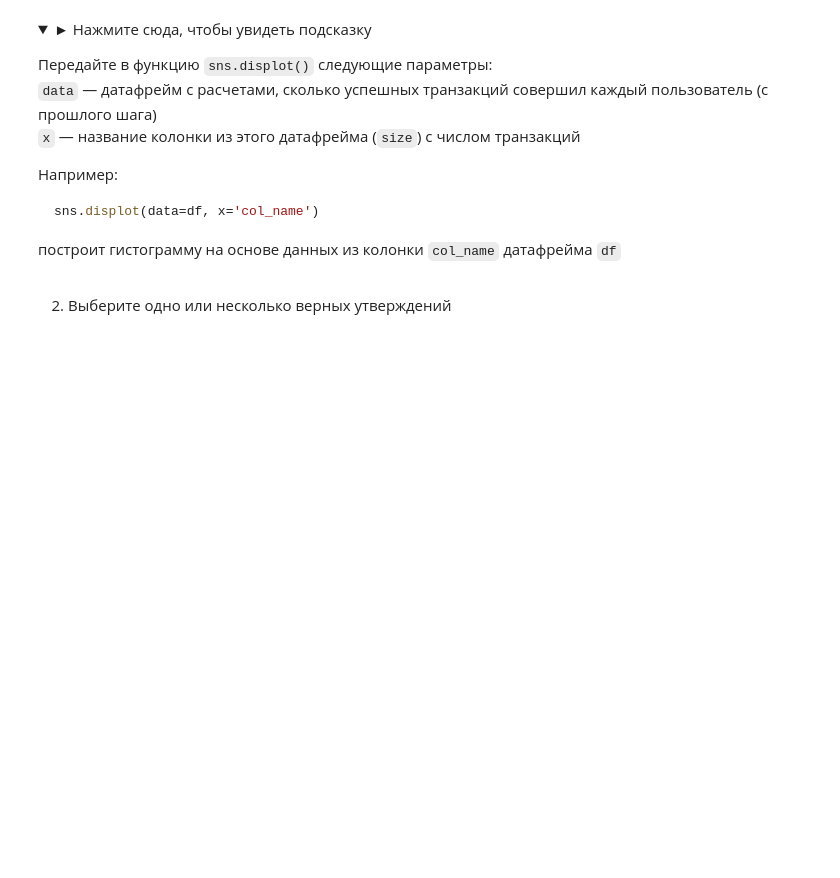
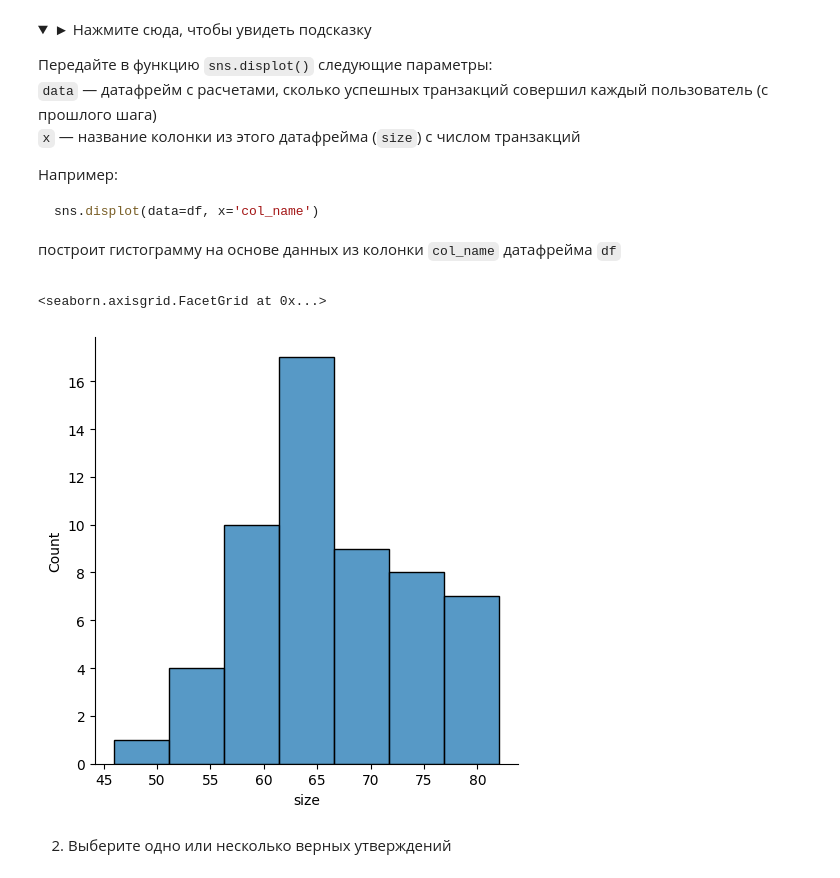
Before and after one commit to m-amirov/karpov.courses, a Jupyter notebook: notebooks/6_solving_product_problems_Homework.ipynb, the cells around one changed output. Cells and saved outputs as stored; diff of their text form; code cells hidden in the pictures; folded sections open; blank space fills up the shorter version.

```diff
--- a/notebooks/6_solving_product_problems_Homework.ipynb
+++ b/notebooks/6_solving_product_problems_Homework.ipynb
@@ -837,3 +1107,5 @@ df.some_method_1().some_method_2()
+# %%
+name_successfull_transaction = data.loc[data.transaction == 'successfull'].groupby('name', as_index=False).size()
 # %% [markdown]
 3. Выведите описательную статистику, чтобы получить точные цифры
 # %% [markdown]
@@ -903,3 +1191,8 @@ sns.displot(data=df, x='col_name')
+# %%
+sns.displot(data=name_successfull_transaction, x='size')
+# %% [output]
+<seaborn.axisgrid.FacetGrid at 0x...>
+[figure, added]
 # %% [markdown]
 2. Выберите одно или несколько верных утверждений
 # %% [markdown]
```
Also changed, not shown: parts of 90 cells of this notebook.
